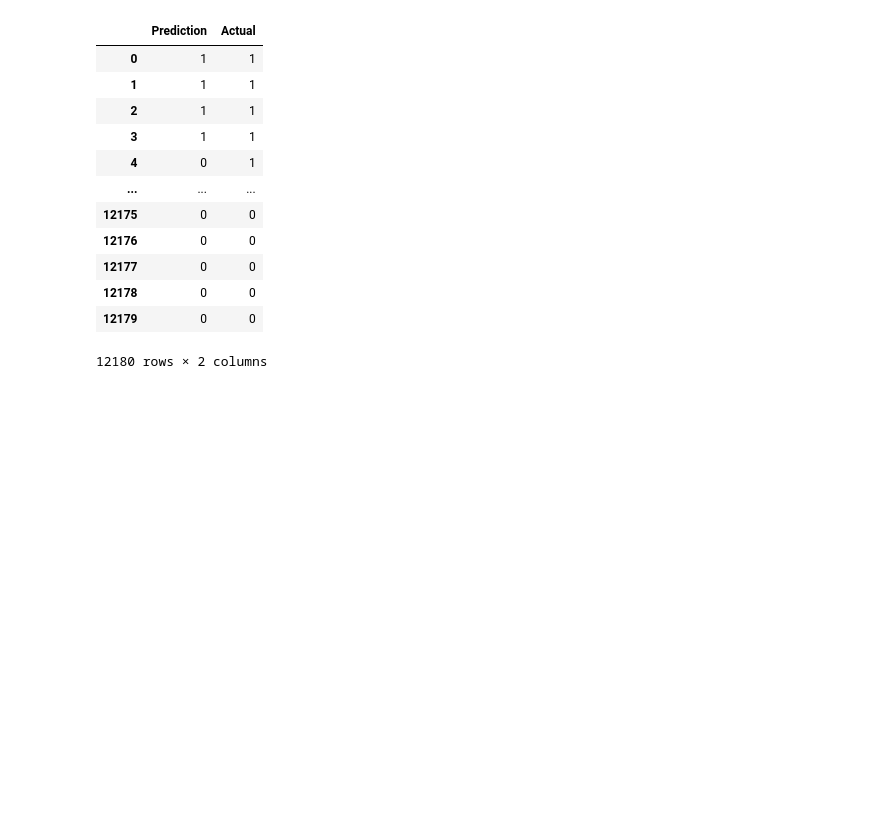
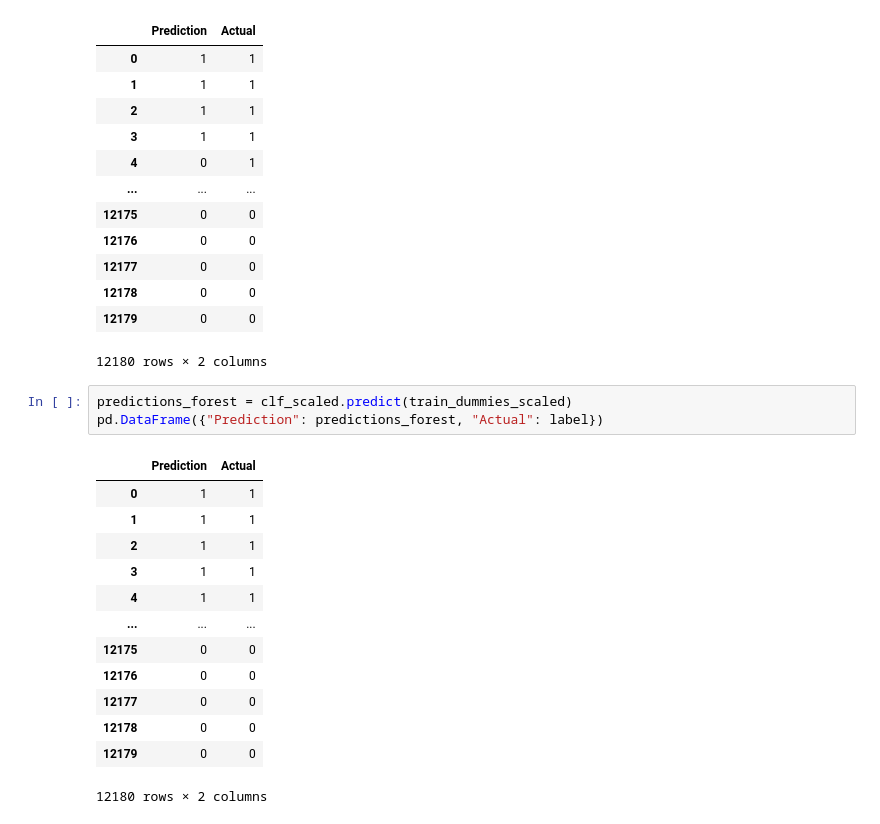
Before and after one commit to whywont/Predicting-Credit-Risk-ML, a Jupyter notebook: Credit Risk Evaluator.ipynb, the cells around one changed output. Cells and saved outputs as stored; diff of their text form; blank space fills up the shorter version.

```diff
--- a/Credit Risk Evaluator.ipynb
+++ b/Credit Risk Evaluator.ipynb
@@ -184,3 +188,20 @@ pd.DataFrame({"Prediction": predictions, "Actual": label})
 | 12178 | 0 | 0 |
 | 12179 | 0 | 0 |
 12180 rows × 2 columns
+# %%
+predictions_forest = clf_scaled.predict(train_dummies_scaled)
+pd.DataFrame({"Prediction": predictions_forest, "Actual": label})
+# %% [output]
+|  | Prediction | Actual |
+| 0 | 1 | 1 |
+| 1 | 1 | 1 |
+| 2 | 1 | 1 |
+| 3 | 1 | 1 |
+| 4 | 1 | 1 |
+| ... | ... | ... |
+| 12175 | 0 | 0 |
+| 12176 | 0 | 0 |
+| 12177 | 0 | 0 |
+| 12178 | 0 | 0 |
+| 12179 | 0 | 0 |
+12180 rows × 2 columns
```
Also changed, not shown: parts of 4 cells of this notebook.
